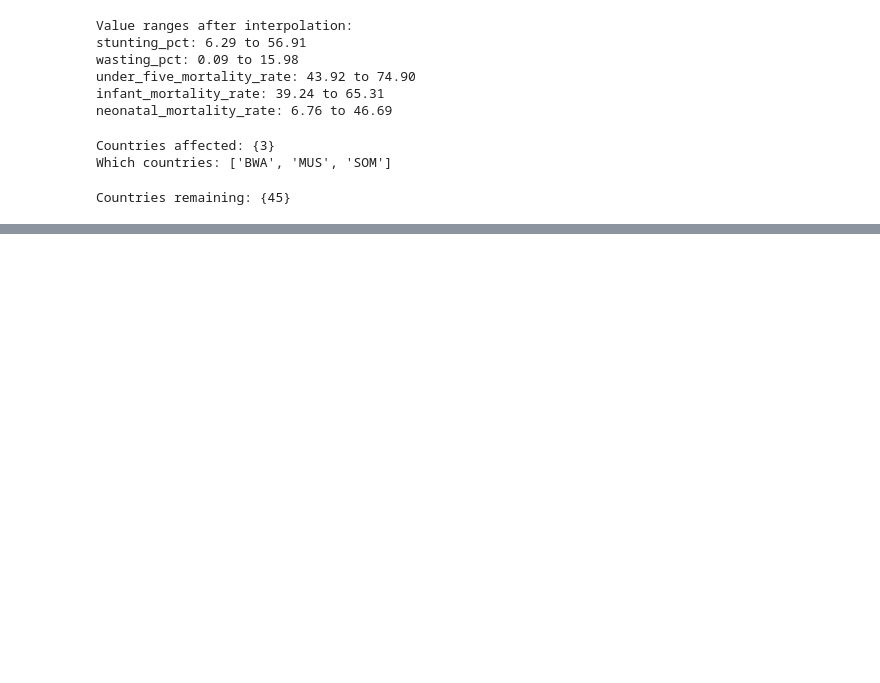
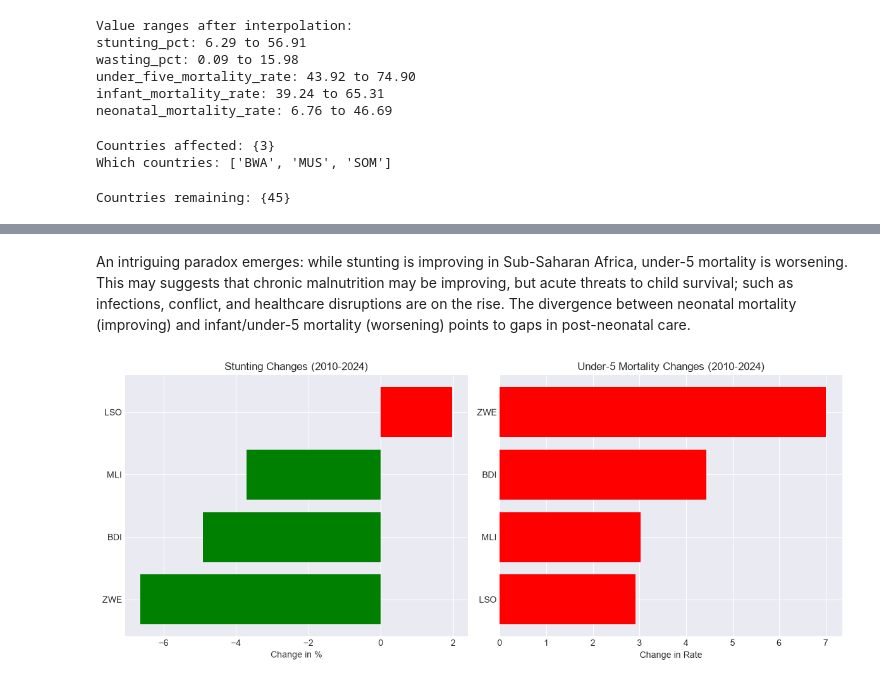
Before and after one commit to rappiok/Child-Malnutrition-in-Sub-Saharan-Africa, a Jupyter notebook: Child_Malnutrition_Analysis.ipynb, the cells around one changed output, grey strips where cells are left out. Saved outputs shown, nothing was run; the diff lists cells and outputs as text; code cells hidden in the pictures; blank space fills up the shorter version.

```diff
--- a/Child_Malnutrition_Analysis.ipynb
+++ b/Child_Malnutrition_Analysis.ipynb
@@ -332,0 +488,33 @@ Countries remaining: {45}
+# %% [markdown]
+An intriguing paradox emerges: while stunting is improving in Sub-Saharan Africa, under-5 mortality is worsening. This may suggests that chronic malnutrition may be improving, but acute threats to child survival; such as infections, conflict, and healthcare disruptions are on the rise. The divergence between neonatal mortality (improving) and infant/under-5 mortality (worsening) points to gaps in post-neonatal care.
+# %%
+stunting_df = final_df[final_df['year'].isin([first_year, last_year])]
+ranking_df = stunting_df.pivot(index='country_code', columns='year', values='stunting_pct')
+ranking_df['change'] = ranking_df[last_year] - ranking_df[first_year]
+ranking_df = ranking_df.reset_index()
+# %%
+# Compare stunting vs mortality changes
+fig, axes = plt.subplots(1, 2, figsize=(12, 5))
+
+# Stunting changes
+stunting_change = ranking_df[ranking_df['change'] != 0].sort_values('change')
+axes[0].barh(stunting_change['country_code'], stunting_change['change'],
+     color=['green' if x < 0 else 'red' for x in stunting_change['change']])
+axes[0].set_title('Stunting Changes (2010-2024)')
+axes[0].set_xlabel('Change in %')
+
+# Under-5 mortality changes
+mortality_df = final_df[final_df['year'].isin([first_year, last_year])]
+mortality_pivot = mortality_df.pivot(index='country_code', columns='year', values='under_five_mortality_rate')
+mortality_pivot['change'] = mortality_pivot[last_year] - mortality_pivot[first_year]
+mortality_pivot = mortality_pivot[mortality_pivot['change'] != 0].sort_values('change')
+
+axes[1].barh(mortality_pivot.index, mortality_pivot['change'],
+     color=['green' if x < 0 else 'red' for x in mortality_pivot['change']])
+axes[1].set_title('Under-5 Mortality Changes (2010-2024)')
+axes[1].set_xlabel('Change in Rate')
+
+plt.tight_layout()
+plt.show()
+# %% [output]
+[figure, added]
```
Also changed, not shown: parts of 17 cells of this notebook.
